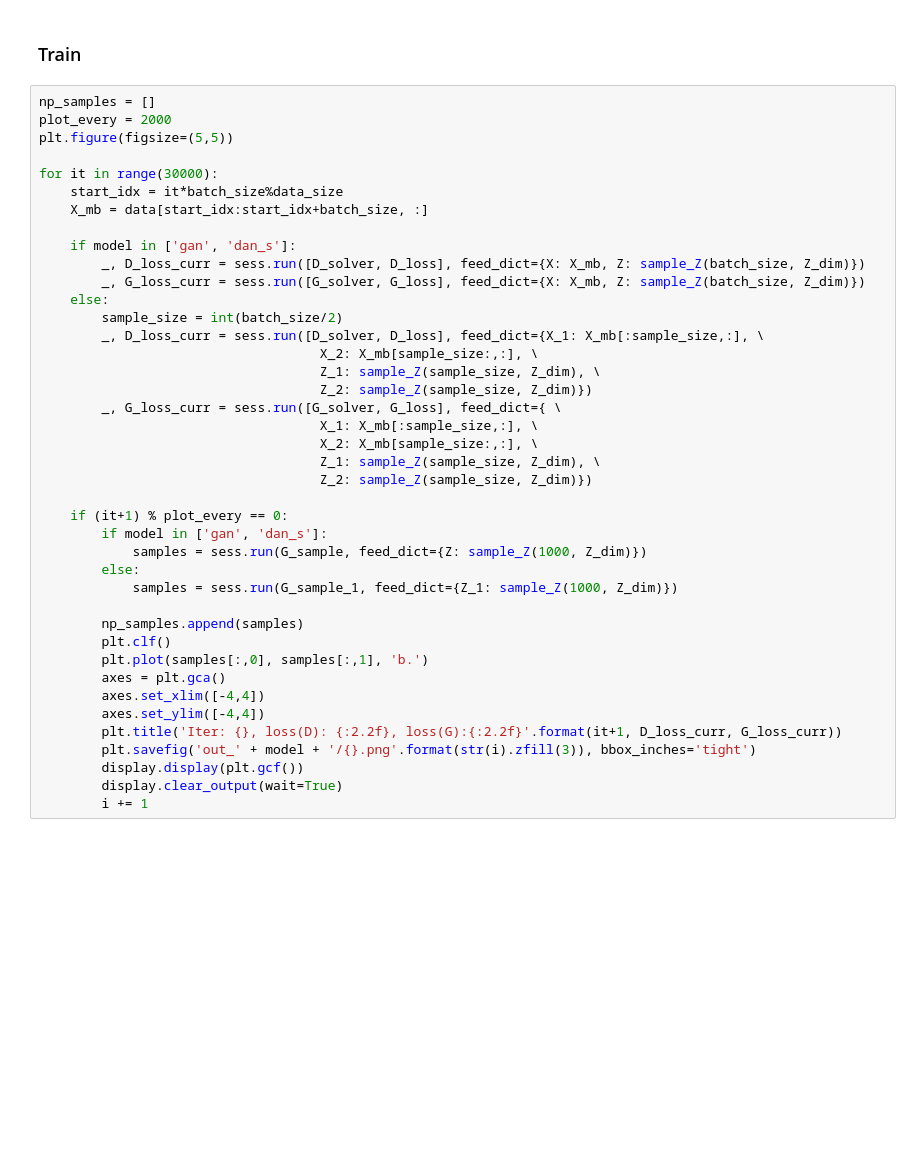
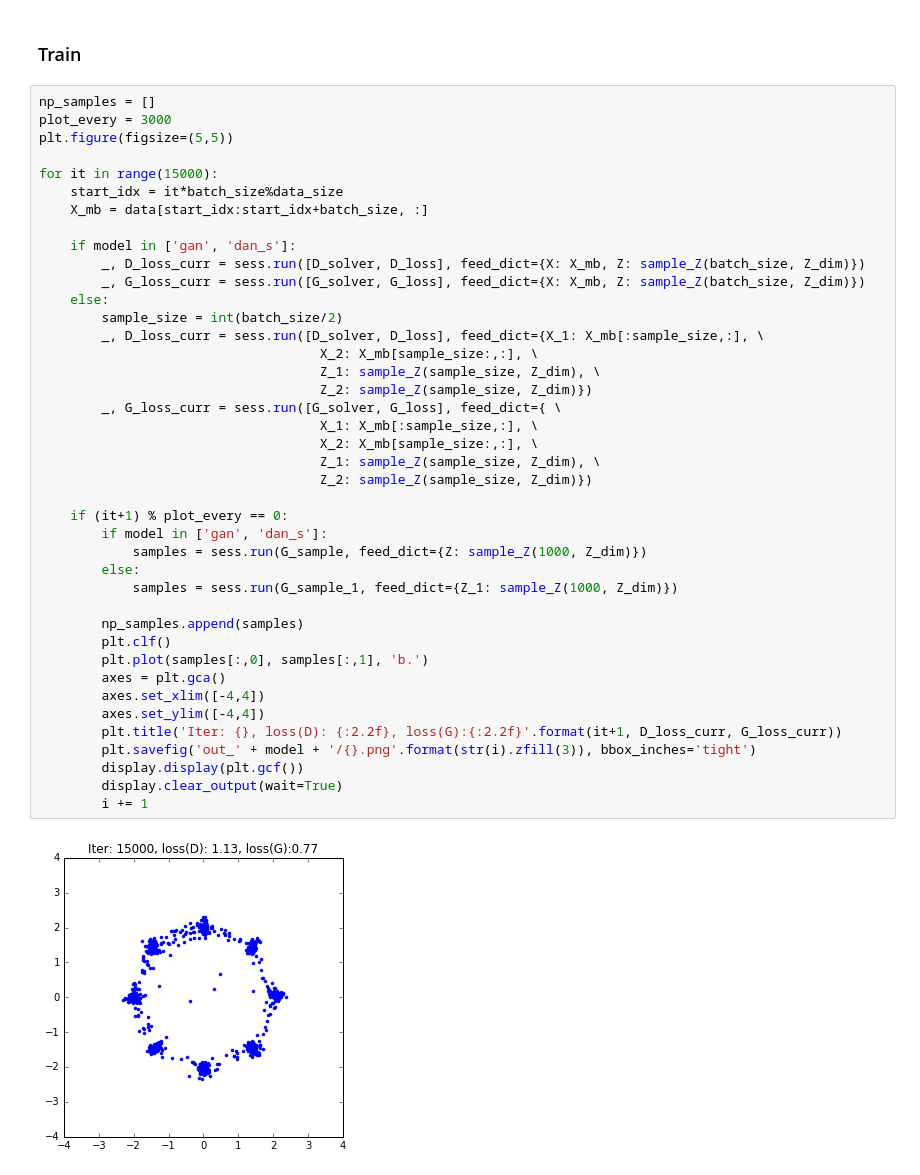
Before and after one commit to ChengtaoLi/dan, a Jupyter notebook: toy/toy_demo.ipynb, the cells around one changed output. Cells and saved outputs as stored; diff of their text form; blank space fills up the shorter version.

```diff
--- a/toy/toy_demo.ipynb
+++ b/toy/toy_demo.ipynb
@@ -205,10 +205,10 @@ plt.savefig(save_fig_path + '/real.png', bbox_inches='tight')
 ### Train
 # %%
 np_samples = []
-plot_every = 2000
+plot_every = 3000
 plt.figure(figsize=(5,5))
 
-for it in range(30000):
+for it in range(15000):
     start_idx = it*batch_size%data_size
     X_mb = data[start_idx:start_idx+batch_size, :]
 
@@ -217,32 +217,34 @@ for it in range(30000):
         _, G_loss_curr = sess.run([G_solver, G_loss], feed_dict={X: X_mb, Z: sample_Z(batch_size, Z_dim)})
     else:
         sample_size = int(batch_size/2)
         _, D_loss_curr = sess.run([D_solver, D_loss], feed_dict={X_1: X_mb[:sample_size,:], \
                                     X_2: X_mb[sample_size:,:], \
                                     Z_1: sample_Z(sample_size, Z_dim), \
                                     Z_2: sample_Z(sample_size, Z_dim)})
         _, G_loss_curr = sess.run([G_solver, G_loss], feed_dict={ \
                                     X_1: X_mb[:sample_size,:], \
                                     X_2: X_mb[sample_size:,:], \
                                     Z_1: sample_Z(sample_size, Z_dim), \
                                     Z_2: sample_Z(sample_size, Z_dim)})
 
     if (it+1) % plot_every == 0:
         if model in ['gan', 'dan_s']:
             samples = sess.run(G_sample, feed_dict={Z: sample_Z(1000, Z_dim)})
         else:
             samples = sess.run(G_sample_1, feed_dict={Z_1: sample_Z(1000, Z_dim)})
 
         np_samples.append(samples)
         plt.clf()
         plt.plot(samples[:,0], samples[:,1], 'b.')
         axes = plt.gca()
         axes.set_xlim([-4,4])
         axes.set_ylim([-4,4])
         plt.title('Iter: {}, loss(D): {:2.2f}, loss(G):{:2.2f}'.format(it+1, D_loss_curr, G_loss_curr))
         plt.savefig('out_' + model + '/{}.png'.format(str(i).zfill(3)), bbox_inches='tight')
         display.display(plt.gcf())
         display.clear_output(wait=True)
         i += 1
+# %% [output]
+[figure, added]
 # %%
 import seaborn as sns
```
Also changed, not shown: parts of 3 cells of this notebook.
